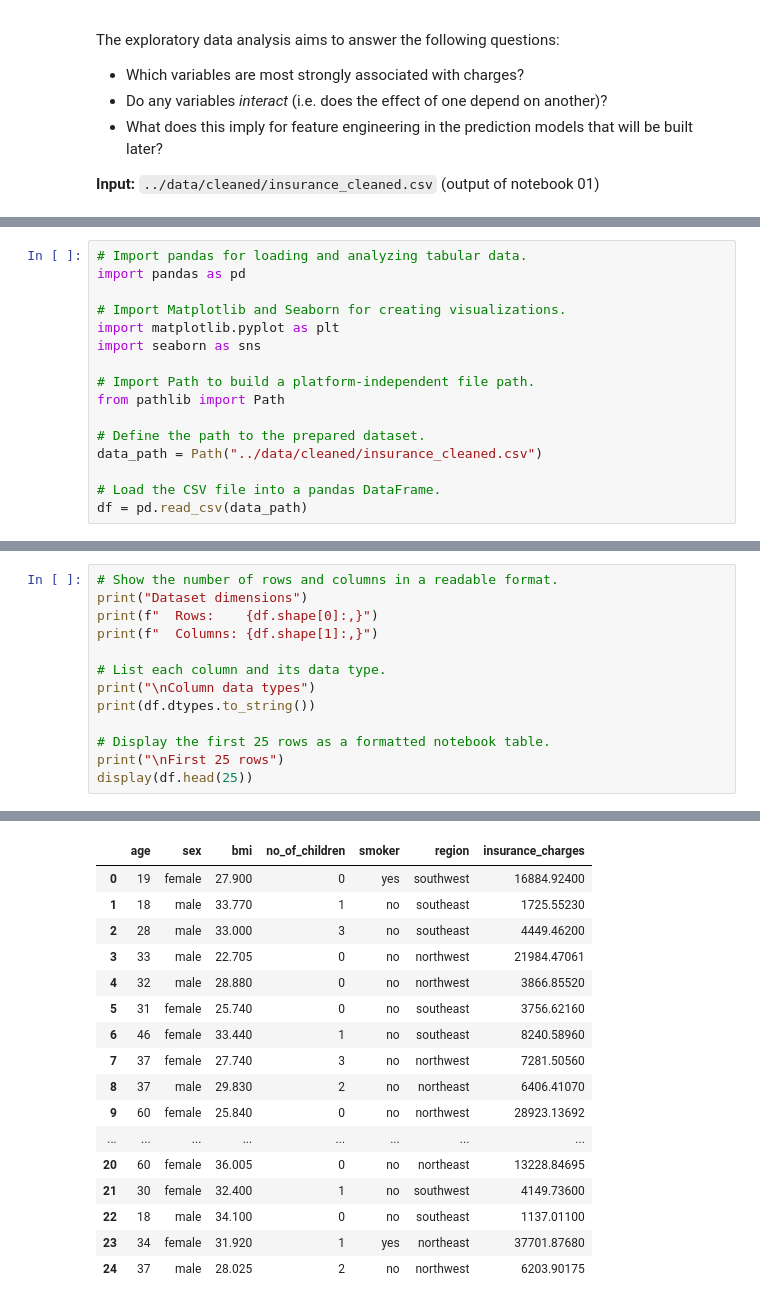
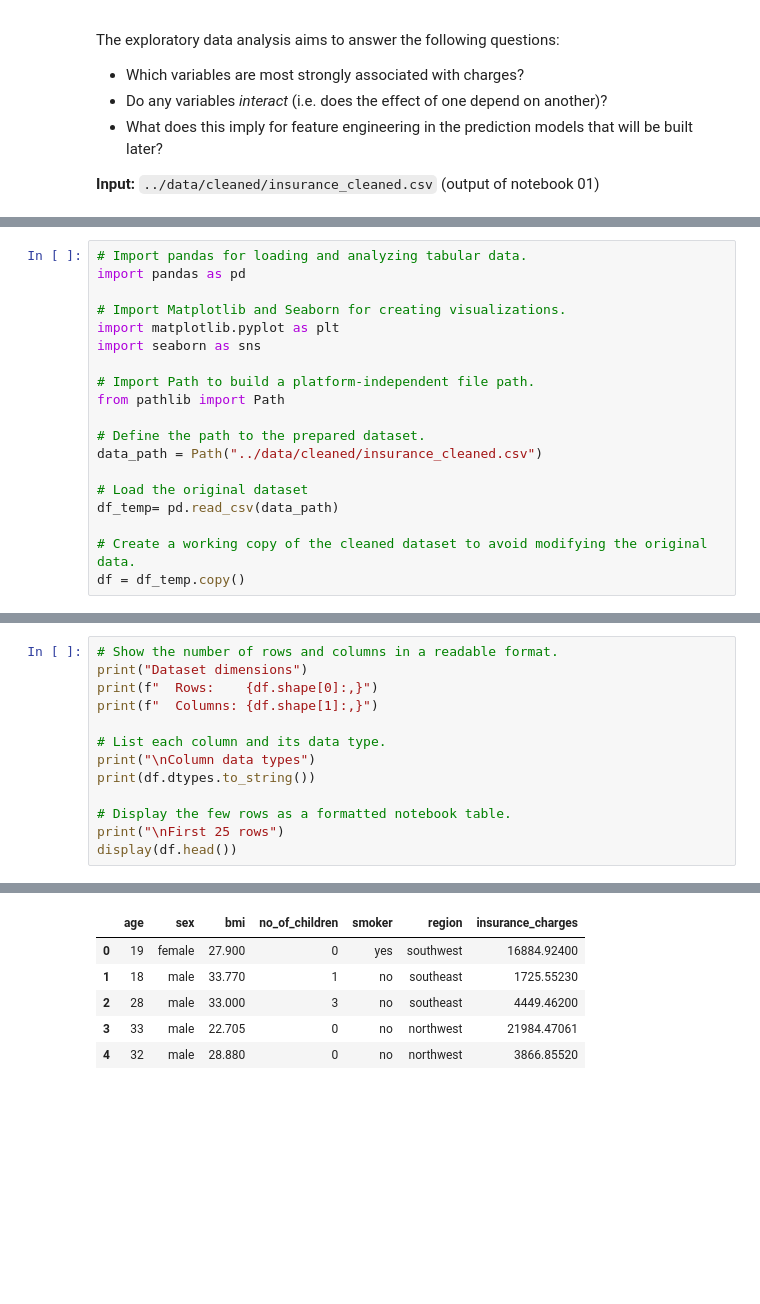
Before and after one commit to TekMasterSciences/us-medical-insurance-analysis, a Jupyter notebook: notebooks/02_exploratory_data_analysis.ipynb, the cells around one changed output, grey strips where cells are left out. Drawn from its saved outputs; the diff is of its cells as text; blank space fills up the shorter version.

Commit message:
Updated EDA notebook

```diff
--- a/notebooks/02_exploratory_data_analysis.ipynb
+++ b/notebooks/02_exploratory_data_analysis.ipynb
@@ -27,6 +42,9 @@ from pathlib import Path
 # Define the path to the prepared dataset.
 data_path = Path("../data/cleaned/insurance_cleaned.csv")
 
-# Load the CSV file into a pandas DataFrame.
-df = pd.read_csv(data_path)
+# Load the original dataset
+df_temp= pd.read_csv(data_path)
+
+# Create a working copy of the cleaned dataset to avoid modifying the original data.
+df = df_temp.copy()
 # %% [markdown]
@@ -62,43 +121,32 @@ Check the size of the data, the column types and a sample of rows.
 print("Dataset dimensions")
 print(f"  Rows:    {df.shape[0]:,}")
 print(f"  Columns: {df.shape[1]:,}")
 
 # List each column and its data type.
 print("\nColumn data types")
 print(df.dtypes.to_string())
 
-# Display the first 25 rows as a formatted notebook table.
+# Display the few rows as a formatted notebook table.
 print("\nFirst 25 rows")
-display(df.head(25))
+display(df.head())
 # %% [output]
 Dataset dimensions
   Rows:    1,337
   Columns: 7
 
 Column data types
 age                    int64
 sex                      str
 bmi                  float64
 no_of_children         int64
 smoker                   str
 region                   str
 insurance_charges    float64
 
 First 25 rows
 |  | age | sex | bmi | no_of_children | smoker | region | insurance_charges |
 | 0 | 19 | female | 27.900 | 0 | yes | southwest | 16884.92400 |
 | 1 | 18 | male | 33.770 | 1 | no | southeast | 1725.55230 |
 | 2 | 28 | male | 33.000 | 3 | no | southeast | 4449.46200 |
 | 3 | 33 | male | 22.705 | 0 | no | northwest | 21984.47061 |
 | 4 | 32 | male | 28.880 | 0 | no | northwest | 3866.85520 |
-| 5 | 31 | female | 25.740 | 0 | no | southeast | 3756.62160 |
-| 6 | 46 | female | 33.440 | 1 | no | southeast | 8240.58960 |
-| 7 | 37 | female | 27.740 | 3 | no | northwest | 7281.50560 |
-| 8 | 37 | male | 29.830 | 2 | no | northeast | 6406.41070 |
-| 9 | 60 | female | 25.840 | 0 | no | northwest | 28923.13692 |
-| ... | ... | ... | ... | ... | ... | ... | ... |
-| 20 | 60 | female | 36.005 | 0 | no | northeast | 13228.84695 |
-| 21 | 30 | female | 32.400 | 1 | no | southwest | 4149.73600 |
-| 22 | 18 | male | 34.100 | 0 | no | southeast | 1137.01100 |
-| 23 | 34 | female | 31.920 | 1 | yes | northeast | 37701.87680 |
-| 24 | 37 | male | 28.025 | 2 | no | northwest | 6203.90175 |
```
Also changed, not shown: parts of 50 cells of this notebook.
